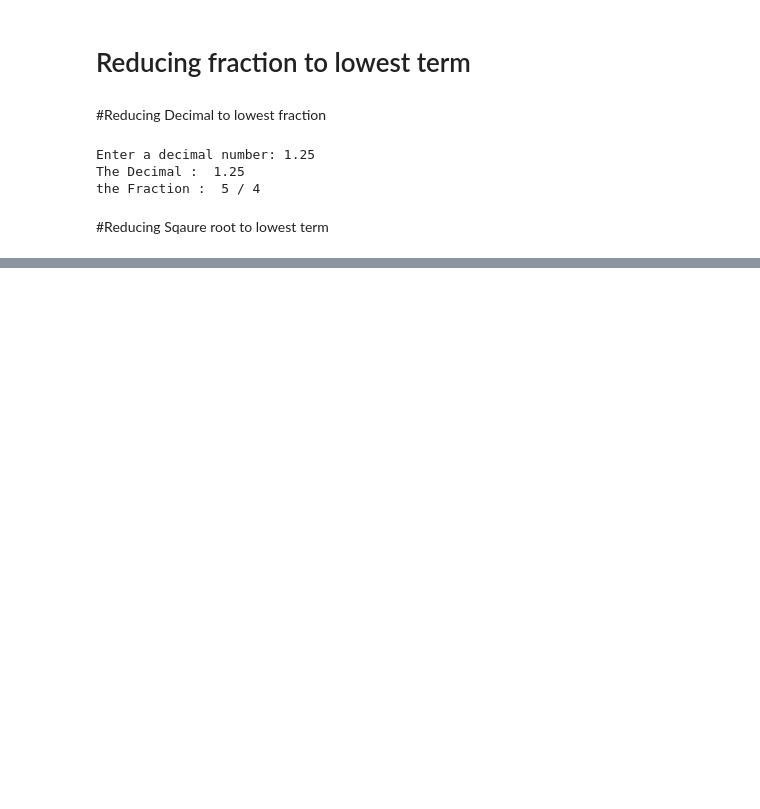
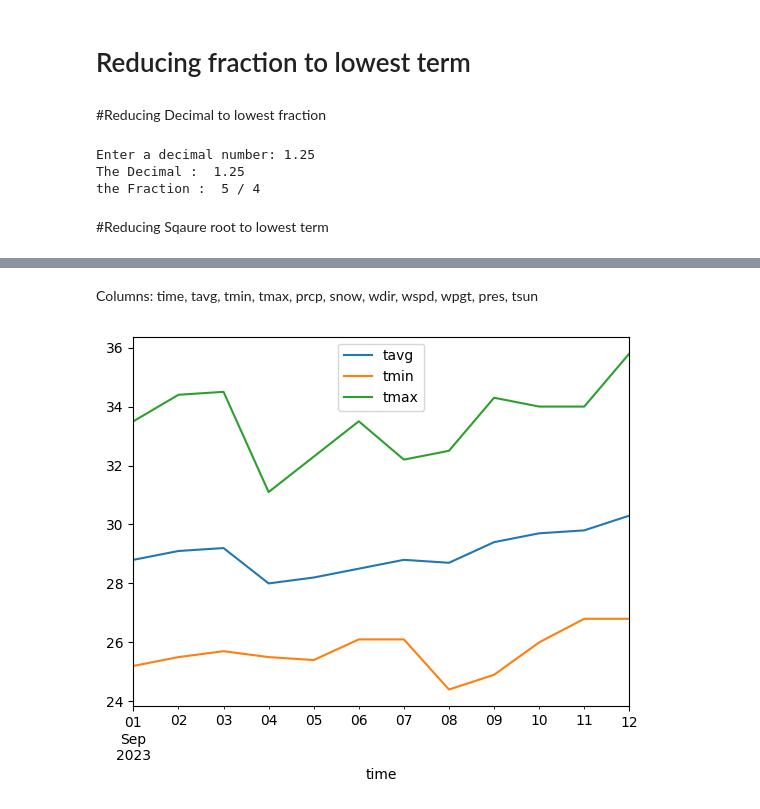
Before and after one commit to Devanand007/Python_ML, a Jupyter notebook: Algebra.ipynb, the cells around one changed output, grey strips where cells are left out. Saved outputs shown, nothing was run; the diff lists cells and outputs as text; code cells hidden in the pictures; blank space fills up the shorter version.

```diff
--- a/Algebra.ipynb
+++ b/Algebra.ipynb
@@ -452,0 +519,29 @@ output
+# %% [markdown]
+Columns:
+time, tavg, tmin, tmax, prcp, snow, wdir, wspd, wpgt, pres, tsun
+# %%
+# Import Meteostat library and dependencies
+from datetime import datetime
+import matplotlib.pyplot as plt
+from meteostat import Point, Daily
+
+# Documentation
+# https://dev.meteostat.net/python/daily.html#data-structure
+
+# Set time period
+start = datetime(2023, 9, 1)
+end = datetime(2023, 9, 12)
+
+# Create Point for your home location
+
+Chennai = Point(13.0827, 80.2707, 0)
+
+# Get daily data for 2018
+data = Daily(Chennai, start, end)
+data = data.fetch()
+
+# Plot line chart including average, minimum and maximum temperature
+data.plot(y=['tavg', 'tmin','tmax'])
+plt.show()
+# %% [output]
+[figure, added]
```
Also changed, not shown: parts of 6 cells of this notebook.
